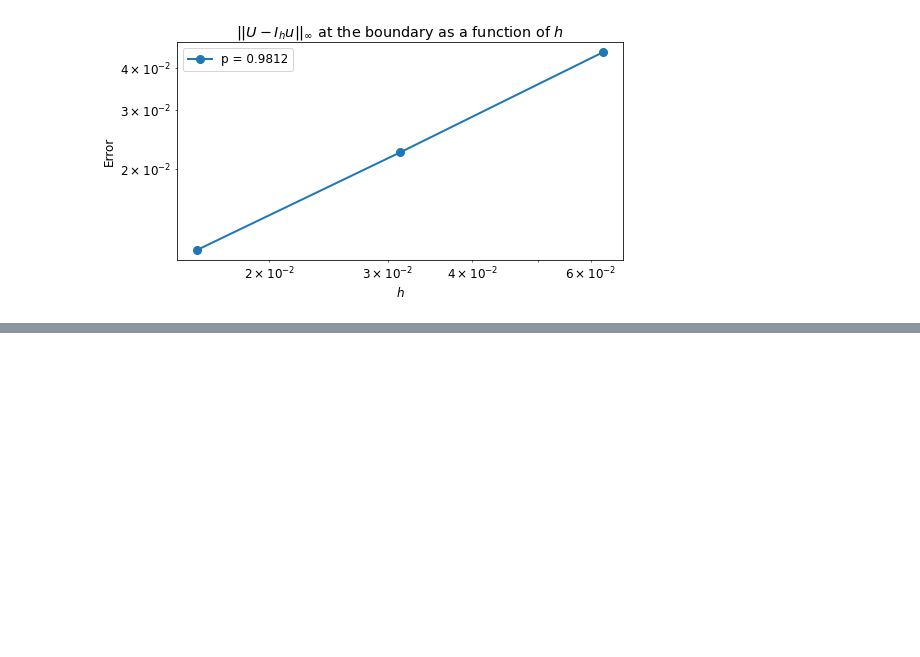
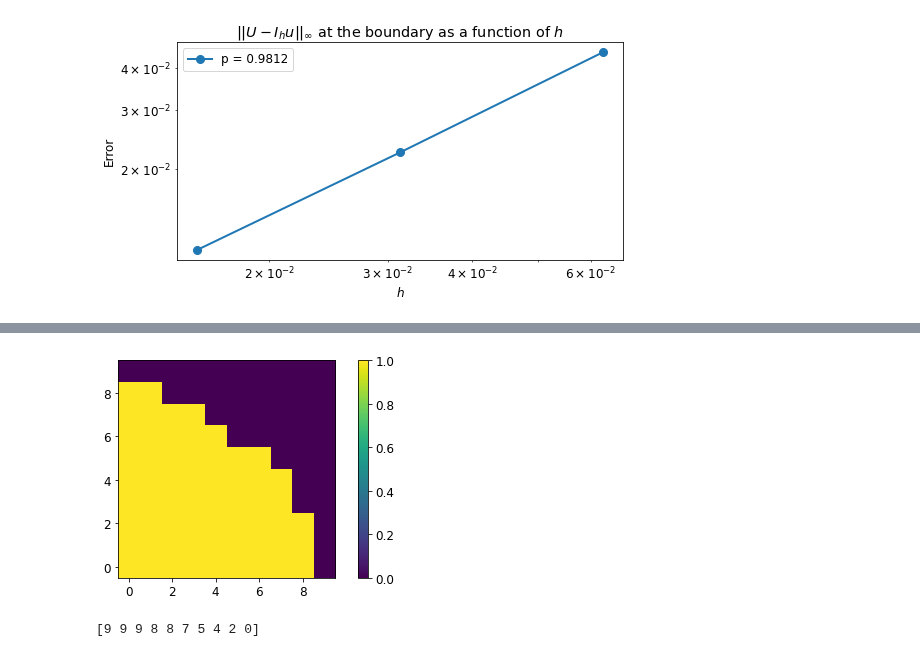
Before and after one commit to aledha/TMA4212-NumDiffDiff, a Jupyter notebook: Project 1/Project1_notebook.ipynb, the cells around one changed output, grey strips where cells are left out. Drawn from its saved outputs; the diff is of its cells as text; code cells hidden in the pictures; blank space fills up the shorter version.

```diff
--- a/Project 1/Project1_notebook.ipynb
+++ b/Project 1/Project1_notebook.ipynb
@@ -631,0 +672,27 @@ M array:  [16 32 64]
+# %%
+num_points = 10
+x = np.linspace(0, 1, num_points)
+y = np.linspace(0, 1, num_points)
+#print(x)
+def bool_domain_gen_x(x, y, num_points):
+    x_g, y_g = np.meshgrid(x, 1-x**2)
+    #y_g = y_g[::-1]
+    bool_domain = x_g < y_g
+    return bool_domain
+
+bool_domain = bool_domain_gen_x(x, y, num_points)
+
+im(bool_domain)
+# %% [output]
+[figure, added]
+# %%
+def domain2(dom_mx):
+    vec = np.zeros(len(dom_mx[0,:]))
+    for i in range(len(vec)):
+        vec[i] = np.sum(dom_mx[i])
+    vec = vec.astype(int)
+    return vec
+
+print(domain2(bool_domain))
+# %% [output]
+[9 9 9 8 8 7 5 4 2 0]
```
Also changed, not shown: parts of 11 cells of this notebook, 1 other file.
